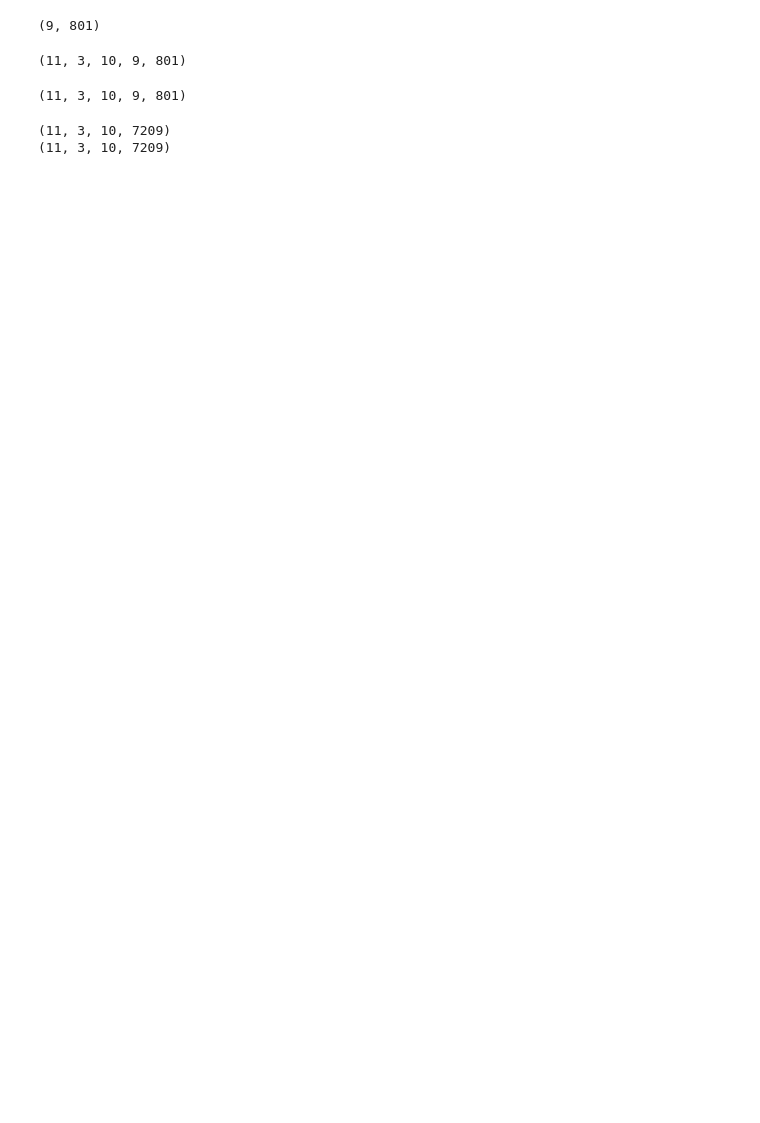
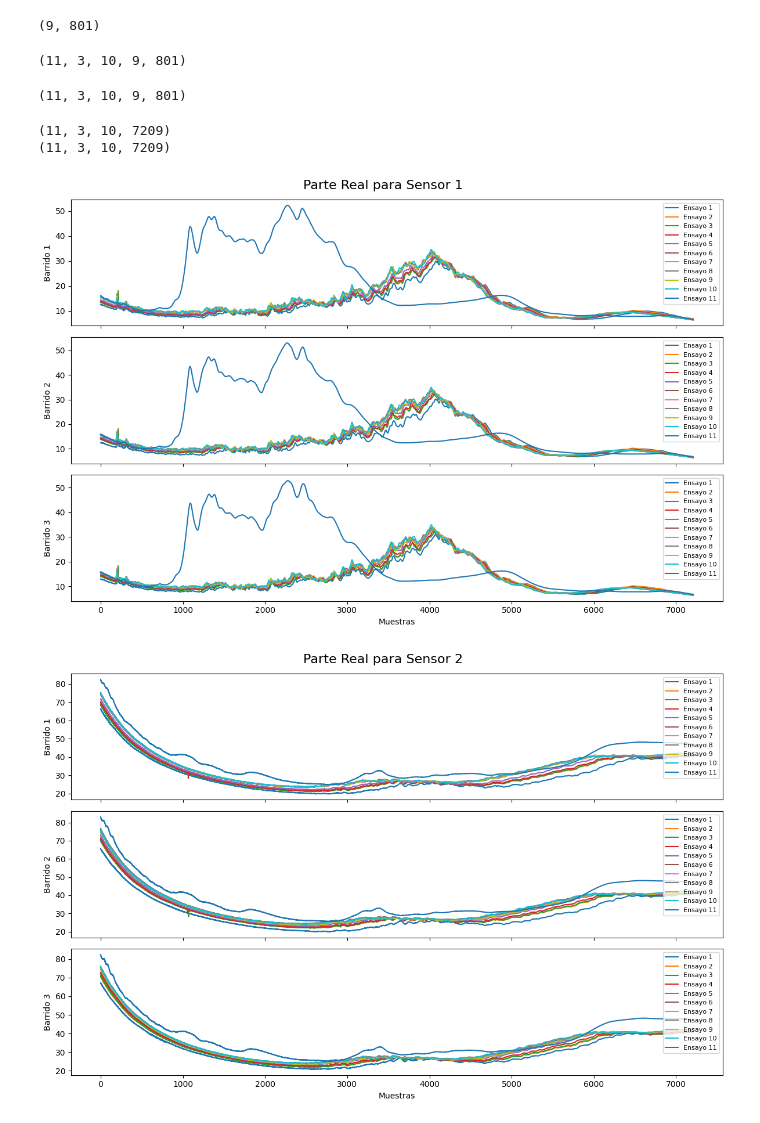
Before and after one commit to marcospb23/Trabajo-Fin-de-Grado, a Jupyter notebook: prueba_excel.ipynb, the cells around one changed output. Drawn from its saved outputs; the diff is of its cells as text; code cells hidden in the pictures; blank space fills up the shorter version.

Commit message:
Visualización de señales

```diff
--- a/prueba_excel.ipynb
+++ b/prueba_excel.ipynb
@@ -114,3 +112,27 @@ print( data_partes_imagin_np_reshaped.shape)
 # %% [output]
 (11, 3, 10, 7209)
 (11, 3, 10, 7209)
+# %%
+#VISUALIZACIÓN DE SEÑALES: Subplots de las señales separados por sensor, carga y sensor-barrido
+n_ensayos, n_barridos, n_sensores, n_puntos = (11, 3, 10, 7209)
+
+# Parte real
+for sensor in range(n_sensores):
+    fig, axs = plt.subplots(n_barridos, 1, figsize=(12, 8), sharex=True) # Creamos una figura con n_barridos subplots (uno por cada barrido).
+    fig.suptitle(f"Parte Real para Sensor {sensor+1}", fontsize=16)
+
+    # Iteramos sobre cada barrido
+    for barrido in range(n_barridos):
+        ax = axs[barrido]
+        for ensayo in range(n_ensayos):
+            ax.plot(data_partes_reales_np_reshaped[ensayo, barrido, sensor, :], label=f"Ensayo {ensayo+1}")
+
+        ax.set_ylabel(f"Barrido {barrido+1}")
+        ax.legend(fontsize=8, loc="upper right")
+
+    axs[-1].set_xlabel("Muestras")
+    plt.tight_layout()
+    plt.show()
+# %% [output]
+[figure, added]
+[figure, added]
```
Also changed, not shown: parts of 3 cells of this notebook.
